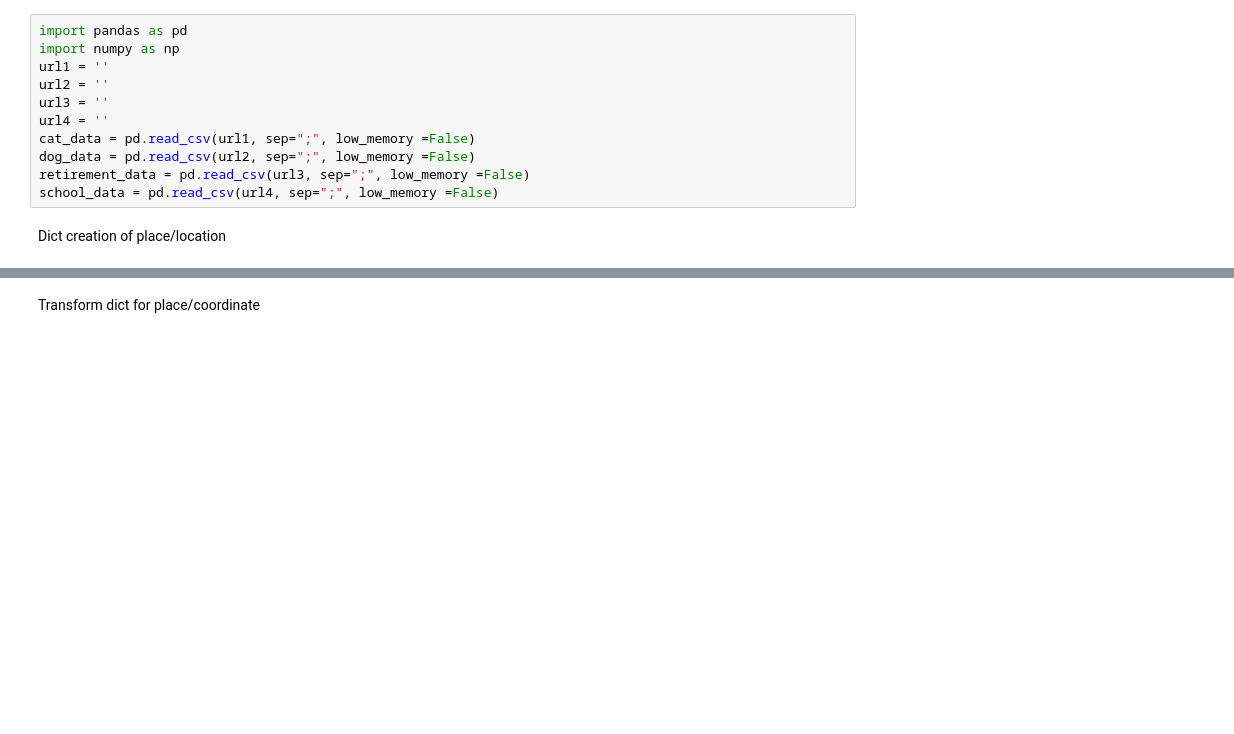
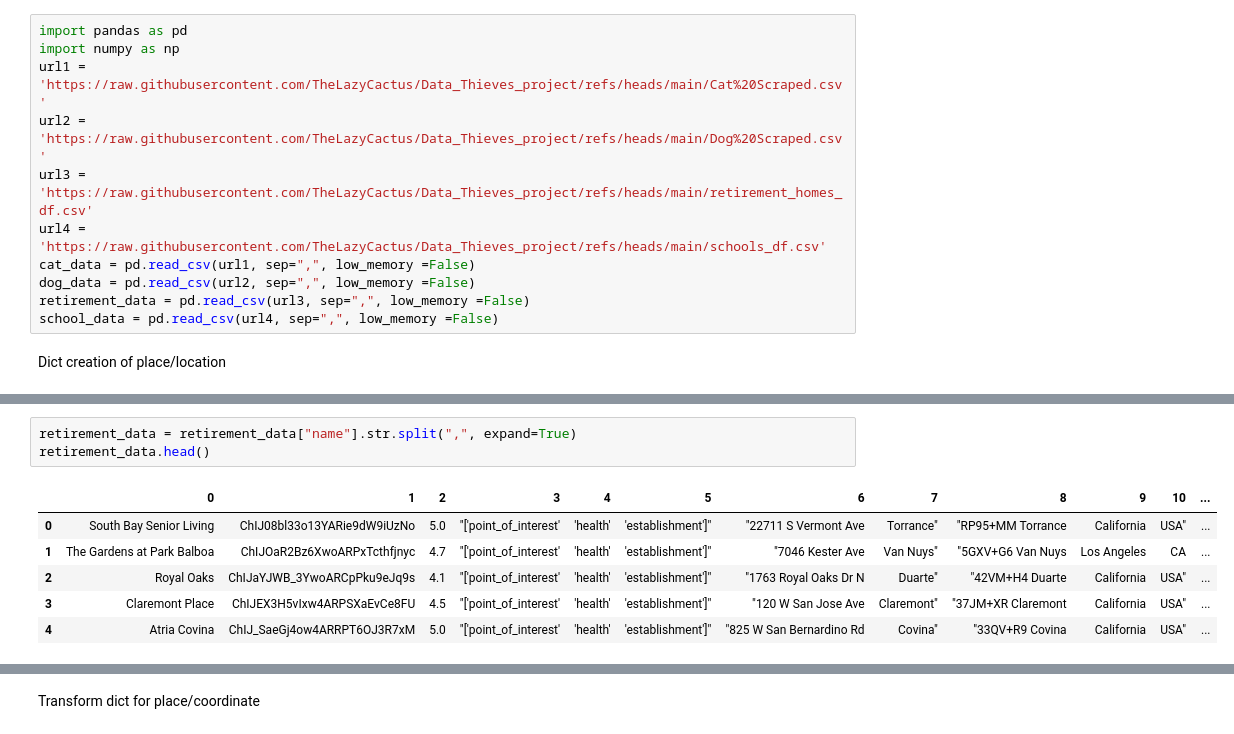
Before and after one commit to TheLazyCactus/Data_Thieves_project, a Jupyter notebook: Distance_calcultaion.ipynb, the cells around one changed output, grey strips where cells are left out. Saved outputs shown, nothing was run; the diff lists cells and outputs as text; blank space fills up the shorter version.

```diff
--- a/Distance_calcultaion.ipynb
+++ b/Distance_calcultaion.ipynb
@@ -3,13 +3,13 @@ Call CSV file
 # %%
 import pandas as pd
 import numpy as np
-url1 = ''
-url2 = ''
-url3 = ''
-url4 = ''
-cat_data = pd.read_csv(url1, sep=";", low_memory =False)
-dog_data = pd.read_csv(url2, sep=";", low_memory =False)
-retirement_data = pd.read_csv(url3, sep=";", low_memory =False)
-school_data = pd.read_csv(url4, sep=";", low_memory =False)
+url1 = 'https://raw.githubusercontent.com/TheLazyCactus/Data_Thieves_project/refs/heads/main/Cat%20Scraped.csv'
+url2 = 'https://raw.githubusercontent.com/TheLazyCactus/Data_Thieves_project/refs/heads/main/Dog%20Scraped.csv'
+url3 = 'https://raw.githubusercontent.com/TheLazyCactus/Data_Thieves_project/refs/heads/main/retirement_homes_df.csv'
+url4 = 'https://raw.githubusercontent.com/TheLazyCactus/Data_Thieves_project/refs/heads/main/schools_df.csv'
+cat_data = pd.read_csv(url1, sep=",", low_memory =False)
+dog_data = pd.read_csv(url2, sep=",", low_memory =False)
+retirement_data = pd.read_csv(url3, sep=",", low_memory =False)
+school_data = pd.read_csv(url4, sep=",", low_memory =False)
 # %% [markdown]
 Dict creation of place/location
@@ -15,0 +36,10 @@ Dict creation of place/location
+# %%
+retirement_data = retirement_data["name"].str.split(",", expand=True)
+retirement_data.head()
+# %% [output]
+|  | 0 | 1 | 2 | 3 | 4 | 5 | 6 | 7 | 8 | 9 | 10 | ... |
+| 0 | South Bay Senior Living | ChIJ08bl33o13YARie9dW9iUzNo | 5.0 | "['point_of_interest' | 'health' | 'establishment']" | "22711 S Vermont Ave | Torrance" | "RP95+MM Torrance | California | USA" | ... |
+| 1 | The Gardens at Park Balboa | ChIJOaR2Bz6XwoARPxTcthfjnyc | 4.7 | "['point_of_interest' | 'health' | 'establishment']" | "7046 Kester Ave | Van Nuys" | "5GXV+G6 Van Nuys | Los Angeles | CA | ... |
+| 2 | Royal Oaks | ChIJaYJWB_3YwoARCpPku9eJq9s | 4.1 | "['point_of_interest' | 'health' | 'establishment']" | "1763 Royal Oaks Dr N | Duarte" | "42VM+H4 Duarte | California | USA" | ... |
+| 3 | Claremont Place | ChIJEX3H5vIxw4ARPSXaEvCe8FU | 4.5 | "['point_of_interest' | 'health' | 'establishment']" | "120 W San Jose Ave | Claremont" | "37JM+XR Claremont | California | USA" | ... |
+| 4 | Atria Covina | ChIJ_SaeGj4ow4ARRPT6OJ3R7xM | 5.0 | "['point_of_interest' | 'health' | 'establishment']" | "825 W San Bernardino Rd | Covina" | "33QV+R9 Covina | California | USA" | ... |
```
Also changed, not shown: parts of 21 cells of this notebook.
